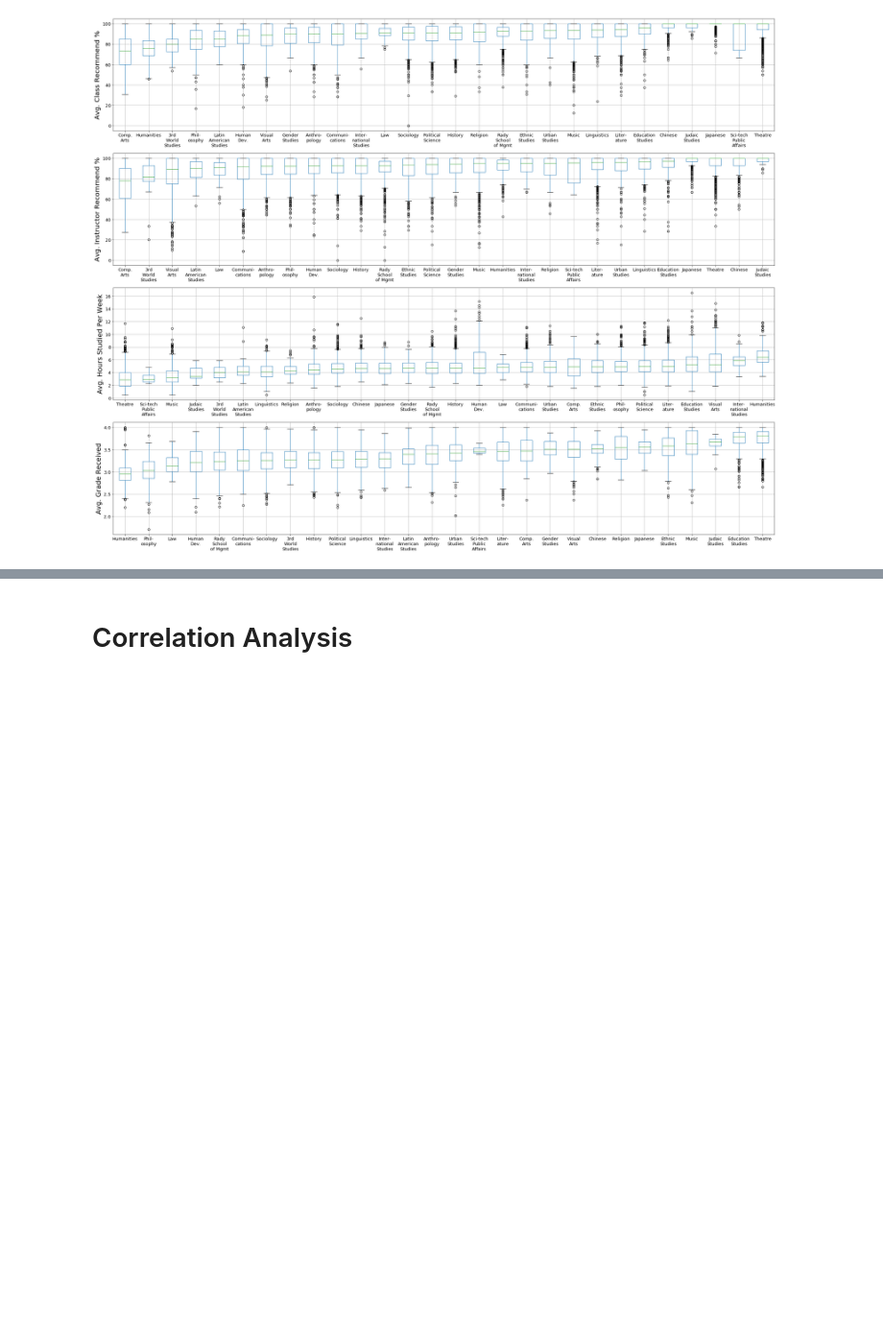
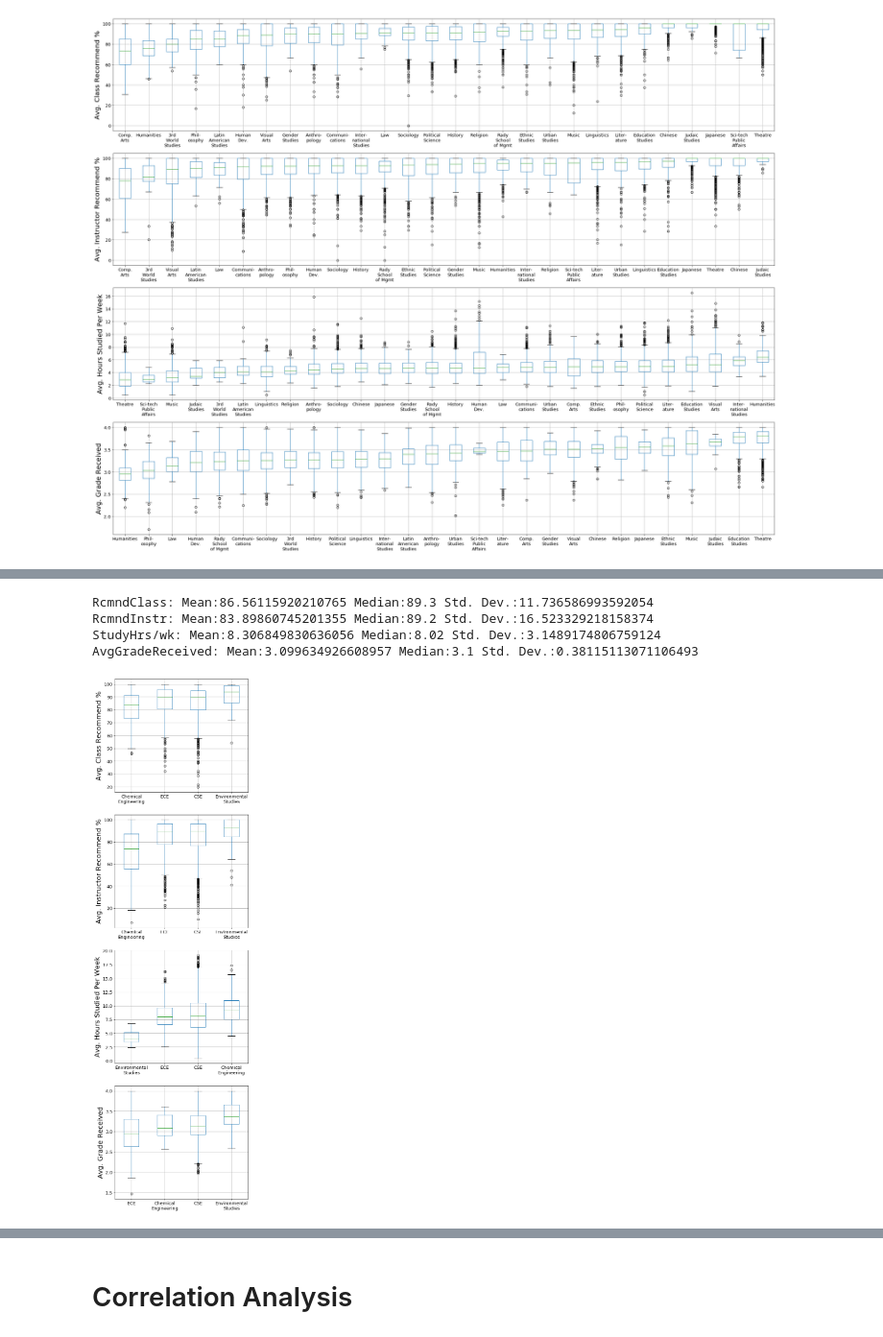
Before and after one commit to guptarohit994/ECE143_group25_project, a Jupyter notebook: statistical_analysis/CAPES_Statistical_Analysis.ipynb, the cells around one changed output, grey strips where cells are left out. Shown at 96% size. Cells and saved outputs as stored; diff of their text form; code cells hidden in the pictures; blank space fills up the shorter version.

```diff
--- a/statistical_analysis/CAPES_Statistical_Analysis.ipynb
+++ b/statistical_analysis/CAPES_Statistical_Analysis.ipynb
@@ -142,0 +160,9 @@ AvgGradeReceived: Mean:3.403666866387058 Median:3.42 Std. Dev.:0.344199164022723
+# %%
+
+generate_boxplots(["ENVR","CSE","ECE", "CENG"],figsize_len=7)
+# %% [output]
+RcmndClass: Mean:86.56115920210765 Median:89.3 Std. Dev.:11.736586993592054
+RcmndInstr: Mean:83.89860745201355 Median:89.2 Std. Dev.:16.523329218158374
+StudyHrs/wk: Mean:8.306849830636056 Median:8.02 Std. Dev.:3.1489174806759124
+AvgGradeReceived: Mean:3.099634926608957 Median:3.1 Std. Dev.:0.38115113071106493
+[figure, added]
```
Also changed, not shown: parts of 15 cells of this notebook.
